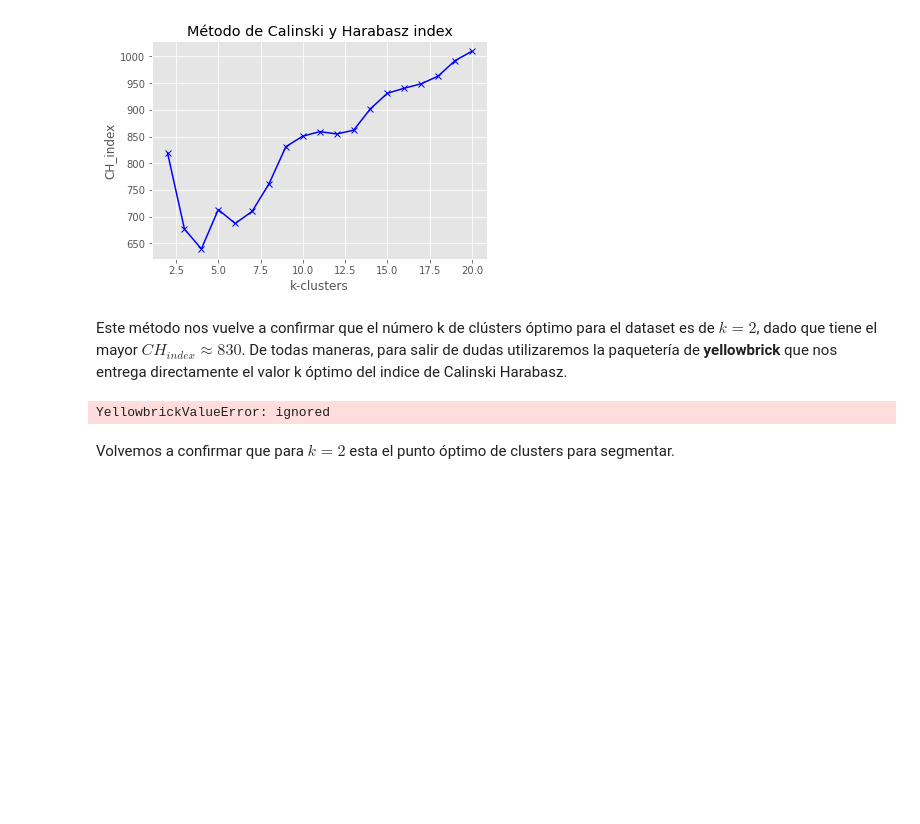
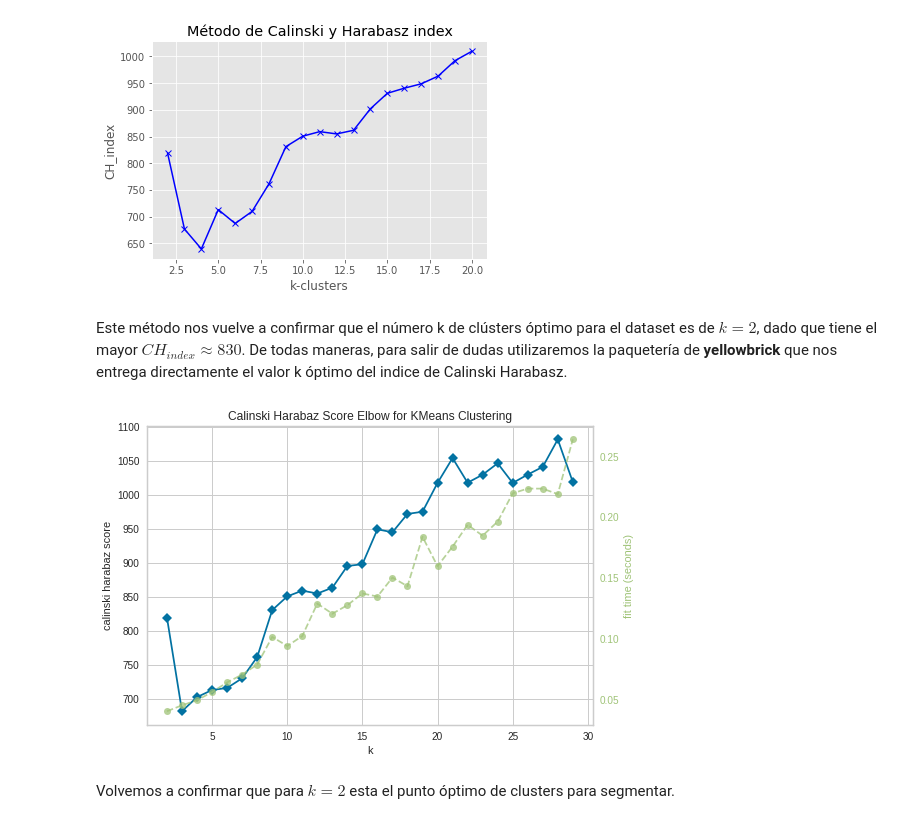
Before and after one commit to leovegamedina/projects-ml, a Jupyter notebook: Titanic_Kmeans_MLCourse.ipynb, the cells around one changed output. Drawn from its saved outputs; the diff is of its cells as text; code cells hidden in the pictures; blank space fills up the shorter version.

```diff
--- a/Titanic_Kmeans_MLCourse.ipynb
+++ b/Titanic_Kmeans_MLCourse.ipynb
@@ -349,14 +349,14 @@ Este método nos vuelve a confirmar que el número k de clústers óptimo para e
 # %%
 # Calinski Harabasz Score for K means
 from yellowbrick.cluster import KElbowVisualizer
 
 model = KMeans()
 
-visualizer = KElbowVisualizer(model, k=(2,30),metric='calinski_harabasz', timings= True)
+visualizer = KElbowVisualizer(model, k=(2,30),metric='calinski_harabaz', timings= True)
 visualizer.fit(titanic_dev_norm)
-visualizer.show()
+visualizer.poof()
 # %% [output]
-YellowbrickValueError: ignored
+[figure, added]
 # %% [markdown]
 Volvemos a confirmar que para $k = 2$ esta el punto óptimo de clusters para segmentar.
 # %% [markdown]
```
Also changed, not shown: parts of 7 cells of this notebook.
